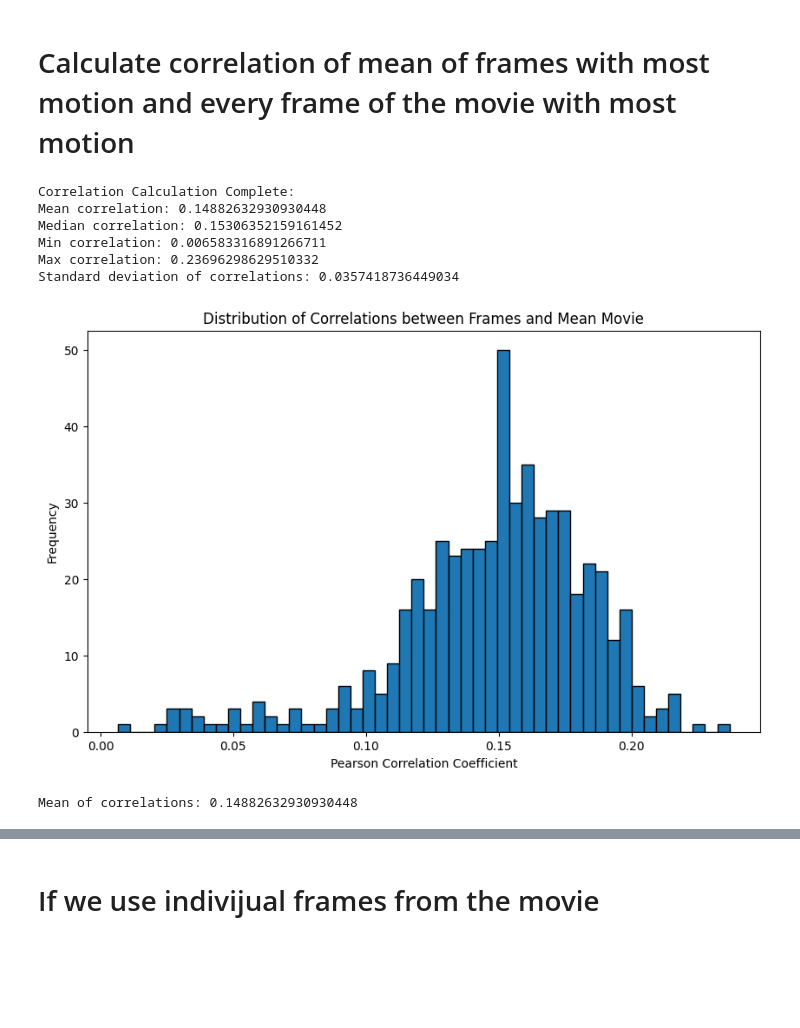
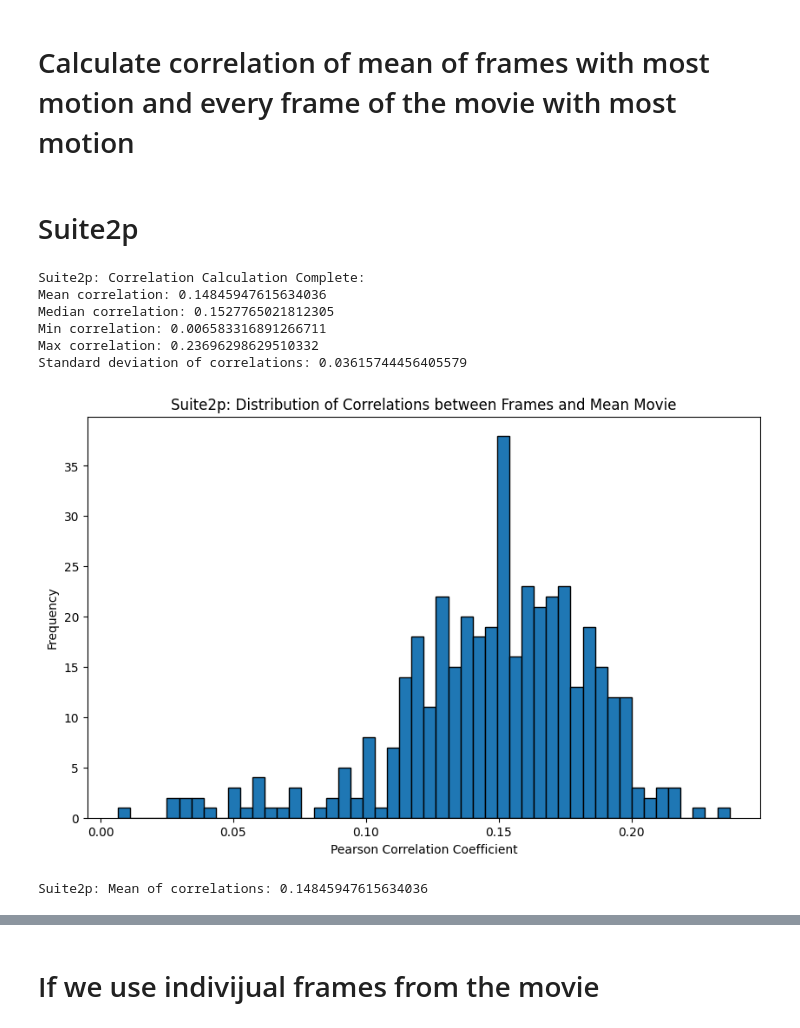
Before and after one commit to AllenNeuralDynamics/iGluSnFR-In-Vivo-MC-Evaluation, a Jupyter notebook: code/test.ipynb, the cells around one changed output, grey strips where cells are left out. Drawn from its saved outputs; the diff is of its cells as text; code cells hidden in the pictures; blank space fills up the shorter version.

Commit message:
correlation logic for caiman, suite2p and matlab stripReg

```diff
--- a/code/test.ipynb
+++ b/code/test.ipynb
@@ -194,0 +195,16 @@ plt.imshow(movie_top_motion_mean)
+# %%
+# Replace this with your actual data
+movie_top_motion_mean_plot = [movie_top_motion_mean_suite2p, movie_top_motion_mean_caiman, movie_top_motion_mean_matlab]  # Replace with your 2D arrays
+
+# Create a figure and subplots
+fig, axes = plt.subplots(1, 3, figsize=(15, 5))  # 1 row, 3 columns
+
+# Plot each image in a separate subplot
+for i, ax in enumerate(axes):
+    ax.imshow(movie_top_motion_mean_plot[i], cmap='viridis')  # Adjust colormap if needed
+    ax.set_title(f"Plot {i+1}")
+    ax.axis('off')  # Hide axes for better visualization
+
+# Display the figure
+plt.tight_layout()
+plt.show()
@@ -198,50 +216,52 @@ movie_top_motion_mean.shape
 (45, 125)
 # %% [markdown]
 # Calculate correlation of mean of frames with most motion and every frame of the movie with most motion
+# %% [markdown]
+# Suite2p
 # %%
 from scipy.stats import pearsonr
 
-movie_most_motion = np.nan_to_num(movie_top_motion, nan=0.0)
-movie_mean = np.nanmean(movie, axis=0)
-mean_movie = np.nan_to_num(movie_mean, nan=0.0)
+movie_top_motion_suite2p = np.nan_to_num(movie_top_motion_suite2p, nan=0.0)
+movie_mean_suite2p = np.nanmean(movie_suite2p, axis=0)
+movie_mean_suite2p = np.nan_to_num(movie_mean_suite2p, nan=0.0)
 
 # Flatten the mean movie for correlation calculation
-mean_movie_flat = mean_movie.flatten()
+mean_movie_flat_suite2p = movie_mean_suite2p.flatten()
 
 # Initialize an array to store correlations
-correlations = np.zeros(movie_most_motion.shape[0])
+correlations_suite2p = np.zeros(movie_top_motion_suite2p.shape[0])
 
 # Calculate correlation for each frame
-for i in range(movie_most_motion.shape[0]):
-    frame_flat = movie_most_motion[i].flatten()  # Flatten the current frame
-    correlations[i], _ = pearsonr(frame_flat, mean_movie_flat)  # Pearson correlation
+for i in range(movie_top_motion_suite2p.shape[0]):
+    frame_flat_suite2p= movie_top_motion_suite2p[i].flatten()  # Flatten the current frame
+    correlations_suite2p[i], _ = pearsonr(frame_flat_suite2p, mean_movie_flat_suite2p)  # Pearson correlation
 
 # Output basic statistics of correlations
-print("Correlation Calculation Complete:")
-print("Mean correlation:", np.mean(correlations))
-print("Median correlation:", np.median(correlations))
-print("Min correlation:", np.min(correlations))
-print("Max correlation:", np.max(correlations))
-print("Standard deviation of correlations:", np.std(correlations))
+print("Suite2p: Correlation Calculation Complete:")
+print("Mean correlation:", np.mean(correlations_suite2p))
+print("Median correlation:", np.median(correlations_suite2p))
+print("Min correlation:", np.min(correlations_suite2p))
+print("Max correlation:", np.max(correlations_suite2p))
+print("Standard deviation of correlations:", np.std(correlations_suite2p))
 
 # Optional: Visualize correlation distribution
 import matplotlib.pyplot as plt
 
 plt.figure(figsize=(10, 6))
-plt.hist(correlations, bins=50, edgecolor='black')
-plt.title('Distribution of Correlations between Frames and Mean Movie')
+plt.hist(correlations_suite2p, bins=50, edgecolor='black')
+plt.title('Suite2p: Distribution of Correlations between Frames and Mean Movie')
 plt.xlabel('Pearson Correlation Coefficient')
 plt.ylabel('Frequency')
 plt.show()
 # %% [output]
-Correlation Calculation Complete:
-Mean correlation: 0.14882632930930448
-Median correlation: 0.15306352159161452
+Suite2p: Correlation Calculation Complete:
+Mean correlation: 0.14845947615634036
+Median correlation: 0.1527765021812305
 Min correlation: 0.006583316891266711
 Max correlation: 0.23696298629510332
-Standard deviation of correlations: 0.0357418736449034
+Standard deviation of correlations: 0.03615744456405579
-[figure, old version]
+[figure, new version]
 # %%
-print('Mean of correlations:', np.mean(correlations))
+print('Suite2p: Mean of correlations:', np.mean(correlations_suite2p))
 # %% [output]
-Mean of correlations: 0.14882632930930448
+Suite2p: Mean of correlations: 0.14845947615634036
```
Also changed, not shown: parts of 11 cells of this notebook.
